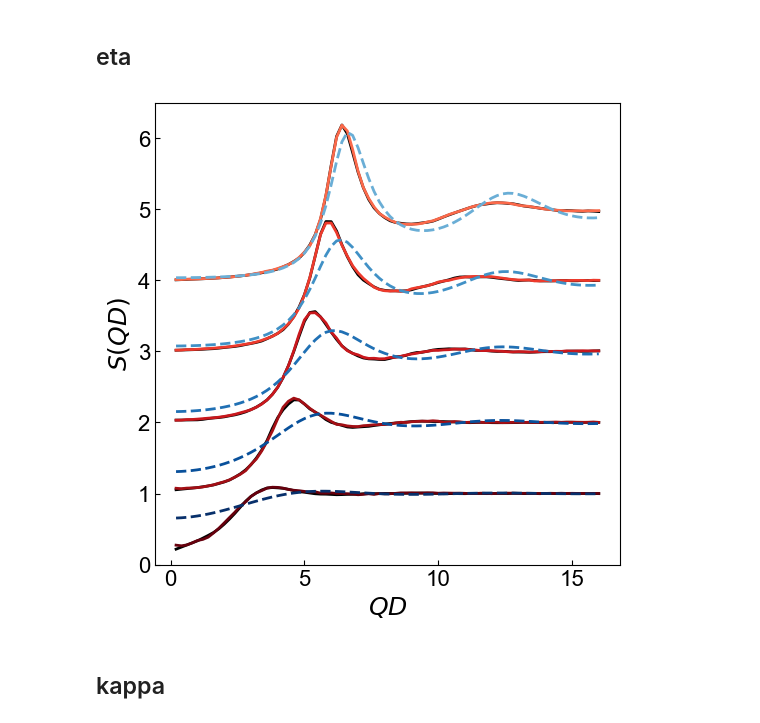
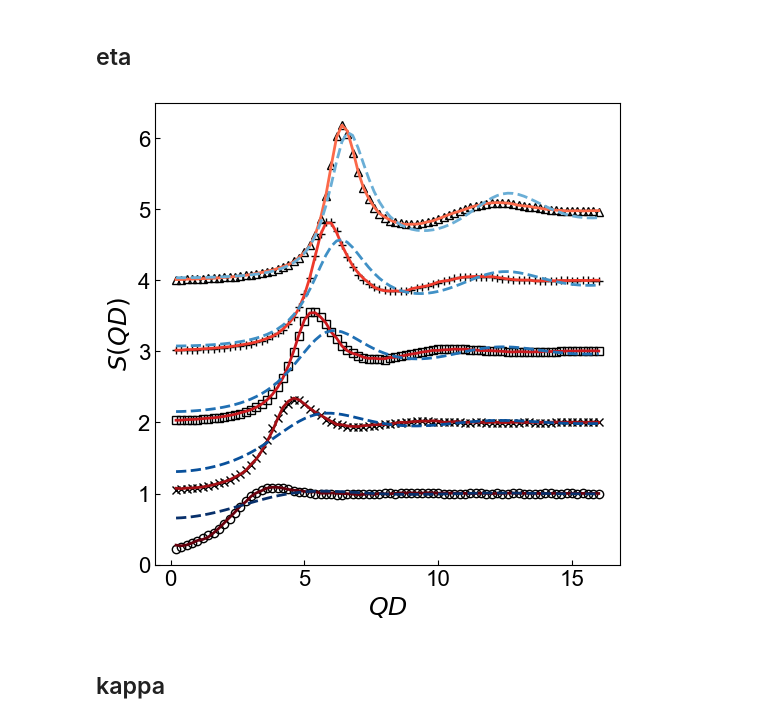
Before and after one commit to ch-tung/SQ_VAE, a Jupyter notebook: direct_param_SQ/plot_batch.ipynb, the cells around one changed output. Cells and saved outputs as stored; diff of their text form; code cells hidden in the pictures.

Commit message:
plot results

```diff
--- a/direct_param_SQ/plot_batch.ipynb
+++ b/direct_param_SQ/plot_batch.ipynb
@@ -314,40 +314,43 @@ SQ_exp_GT_list = [sq_rs[id_params(p),:][0] for p in parameters_list]
 dict_A = {'fp_GT_list':fp_GT_list,'SQ_exp_GT_list':SQ_exp_GT_list,}
 # %% [markdown]
 # Plot results
+# %%
+markers = ['o','x','s','+','^']
 # %% [markdown]
 ## eta
 # %%
 fig = plt.figure(figsize=(6, 6))#,dpi=192)
 ax = plt.subplot(1, 1, 1)
-
 
 for i in range(len(parameters_list)):
     fp_GT = dict_eta['fp_GT_list'][i]
 
     r = (1-(fp_GT[0]-eta_list[0])/(eta_list[-1]-eta_list[0]))*0.5+0.5
     c_NN = cmap_NN(r)
     c_RMSA = cmap_RMSA(r)
 
     SQ_exp_GT = dict_eta['SQ_exp_GT_list'][i]+i
     SQ_exp_NN = SQ_NN(fp_GT)+i
     SQ_exp_RMSA = SQ_RMSA(fp_GT)+i
 
+#     ax.plot(q,SQ_exp_GT,
+#             '-k', lw=2, label='ground truth')
     ax.plot(q,SQ_exp_GT,
-            '-k', lw=2, label='ground truth')
+            markers[i], color='k', fillstyle='none', lw=2, label='ground truth')
     ax.plot(q,SQ_exp_NN,
             '-', lw=2, label='NN', color=c_NN)
     ax.plot(q,SQ_exp_RMSA,
             '--', lw=2, label='RMSA', color=c_RMSA)
 
 ax.set_xlabel(r'$QD$',fontsize=18)
 ax.set_ylabel(r'$S(QD)$',fontsize=18)
 ax.tick_params(direction='in', axis='both', which='both', labelsize=16)
 # ax.set_yscale('log')
 ax.set_ylim([0,6.5])
 
 plt.show()
 # %% [output]
-[figure, old version]
+[figure, new version]
 # %% [markdown]
 ## kappa
 # %%
```
Also changed, not shown: parts of 50 cells of this notebook.
